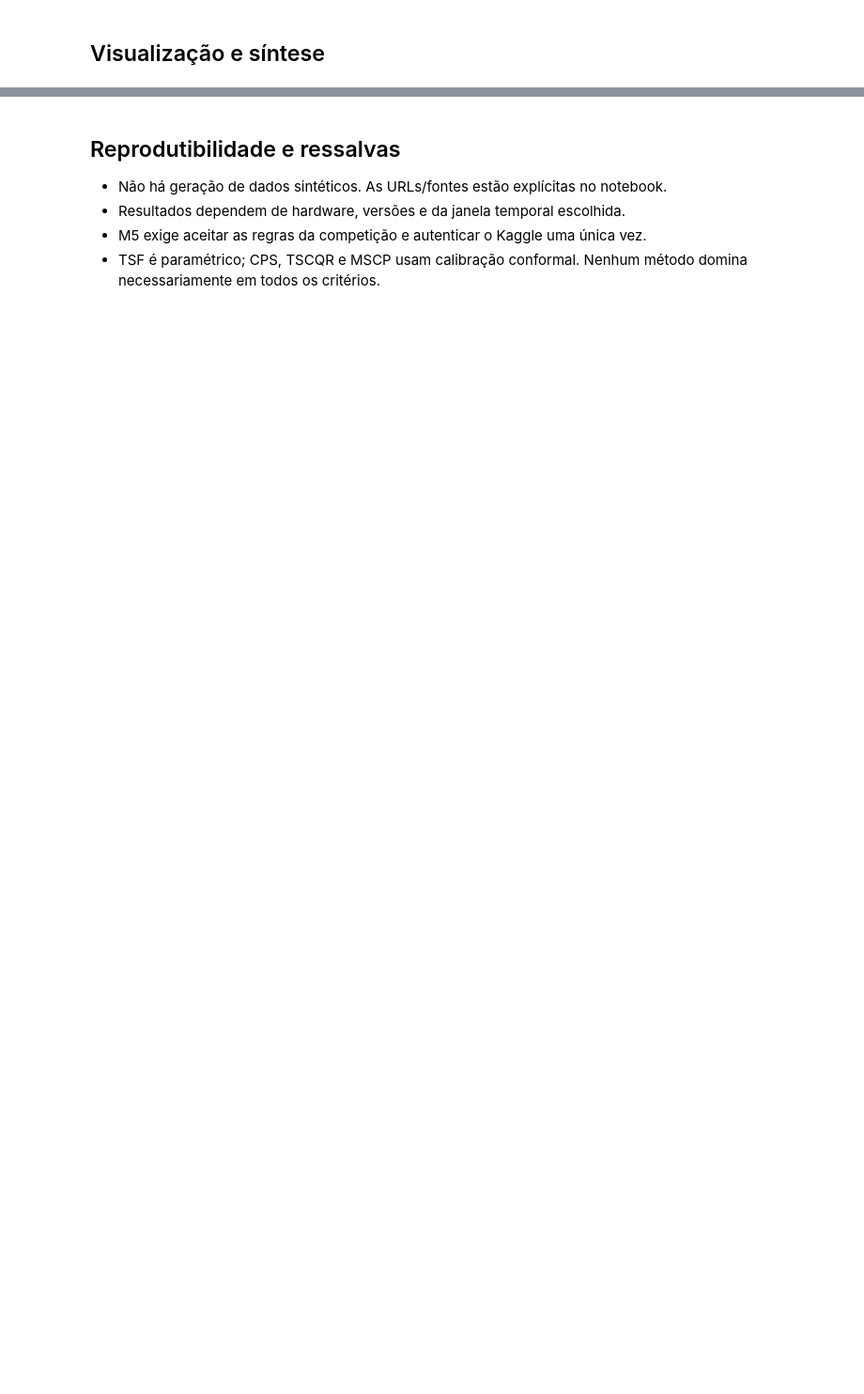
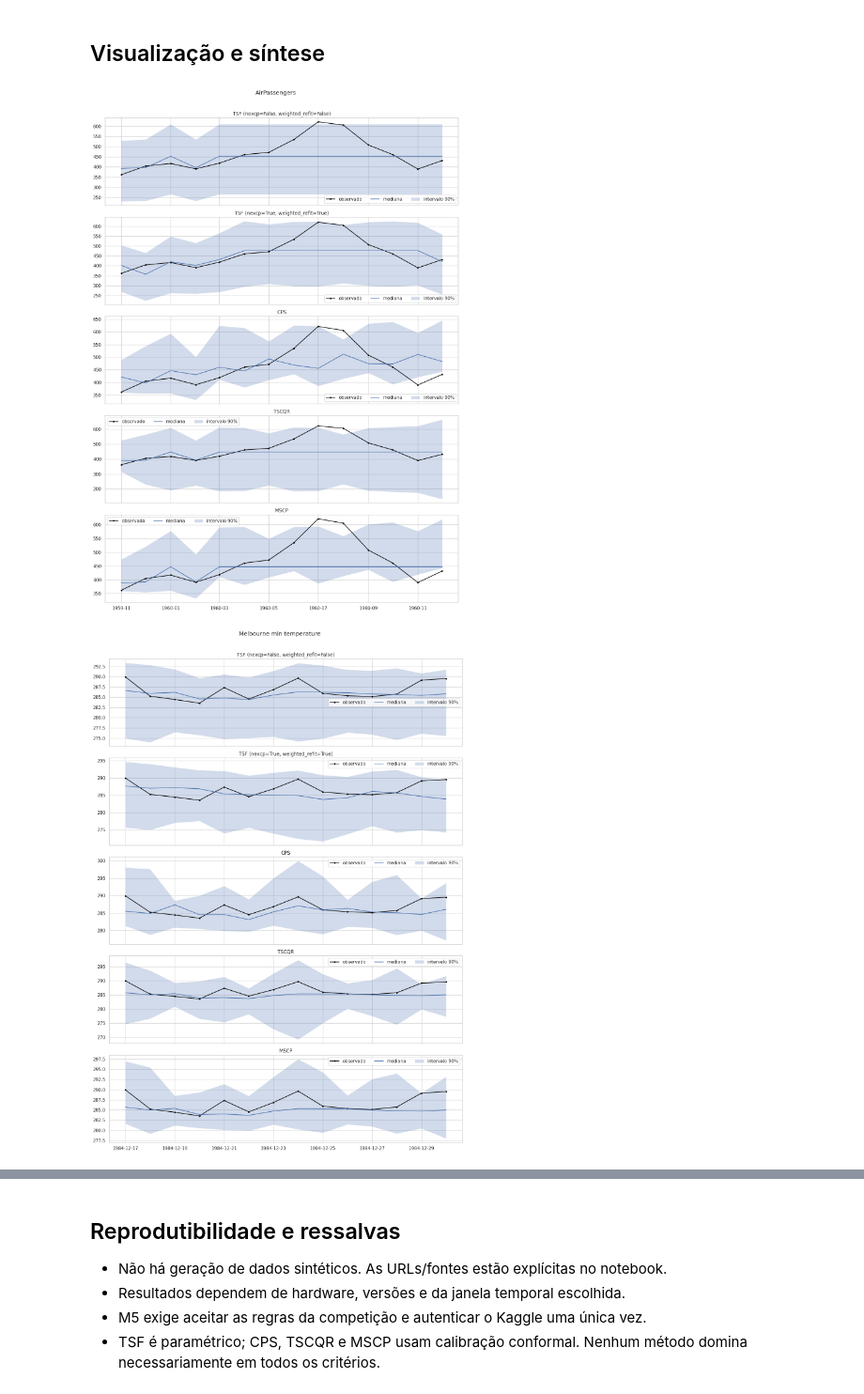
Before and after one commit to heylucasleao/forecasting, a Jupyter notebook: 13_tsf_vs_cps_continuos.ipynb, the cells around one changed output, grey strips where cells are left out. Shown at 94% size. Cells and saved outputs as stored; diff of their text form; code cells hidden in the pictures; blank space fills up the shorter version.

```diff
--- a/13_tsf_vs_cps_continuos.ipynb
+++ b/13_tsf_vs_cps_continuos.ipynb
@@ -234,9 +251,21 @@ for dataset_name, df in datasets.items():
     step_size = 3 if dataset_name == "AirPassengers" else 7
     train, test = temporal_split(df)
 
-    tsf, tsf_fc, tsf_fit, tsf_pred = fit_tsf(
-        train, freq, lags, WeibullFamily(), step_size=step_size
-    )
+    tsf_configs = {
+        "TSF (nexcp=False, weighted_refit=False)": {
+            "nexcp": False, "weighted_refit": False,
+        },
+        "TSF (nexcp=True, weighted_refit=True)": {
+            "nexcp": True, "weighted_refit": True,
+        },
+    }
+    for method, config in tsf_configs.items():
+        tsf, tsf_fc, tsf_fit, tsf_pred = fit_tsf(
+            train, freq, lags, WeibullFamily(), step_size=step_size, **config
+        )
+        tsf_tab = prediction_table(tsf_fc, test)
+        predictions[(dataset_name, method)] = tsf_tab
+        results.append(metrics(tsf_tab, method, dataset_name, tsf_fit, tsf_pred))
     cps, cps_fc, cps_fit, cps_pred = fit_cps(
         train, freq, lags, discrete=False, step_size=step_size
     )
@@ -246,16 +275,13 @@ for dataset_name, df in datasets.items():
     mscp, mscp_fc, mscp_fit, mscp_pred = fit_mscp(
         train, freq, lags, step_size=step_size
     )
-    tsf_tab = prediction_table(tsf_fc, test)
     cps_tab = prediction_table(cps_fc, test)
     tscqr_tab = conformal_prediction_table(tscqr_fc, test, "TSCQR")
     mscp_tab = conformal_prediction_table(mscp_fc, test, "MSCP")
-    predictions[(dataset_name, "TSF")] = tsf_tab
     predictions[(dataset_name, "CPS")] = cps_tab
     predictions[(dataset_name, "TSCQR")] = tscqr_tab
     predictions[(dataset_name, "MSCP")] = mscp_tab
     results += [
-        metrics(tsf_tab, "TSF", dataset_name, tsf_fit, tsf_pred),
         metrics(cps_tab, "CPS", dataset_name, cps_fit, cps_pred),
         metrics(tscqr_tab, "TSCQR", dataset_name, tscqr_fit, tscqr_pred),
         metrics(mscp_tab, "MSCP", dataset_name, mscp_fit, mscp_pred),
@@ -270,13 +314,20 @@ display(resultados.pivot(index="dataset", columns="method",
 # %%
 for dataset_name in datasets:
     plot_intervals(
-        {method: predictions[(dataset_name, method)] for method in ["TSF", "CPS", "TSCQR", "MSCP"]},
+        {method: predictions[(dataset_name, method)] for method in [
+            "TSF (nexcp=False, weighted_refit=False)",
+            "TSF (nexcp=True, weighted_refit=True)",
+            "CPS", "TSCQR", "MSCP",
+        ]},
         dataset_name,
     )
 
 metric_cols = ["RMSE_mediana", "cobertura_90", "largura_media_90", "Winkler_90"]
 fig, axes = plt.subplots(1, 4, figsize=(16, 4))
 for ax, metric in zip(axes, metric_cols):
     sns.barplot(resultados, x="dataset", y=metric, hue="method", ax=ax)
     ax.tick_params(axis="x", rotation=25); ax.set_title(metric)
 plt.tight_layout()
+# %% [output]
+[figure, added]
+[figure, added]
```
Also changed, not shown: parts of 7 cells of this notebook, 4 other files.
